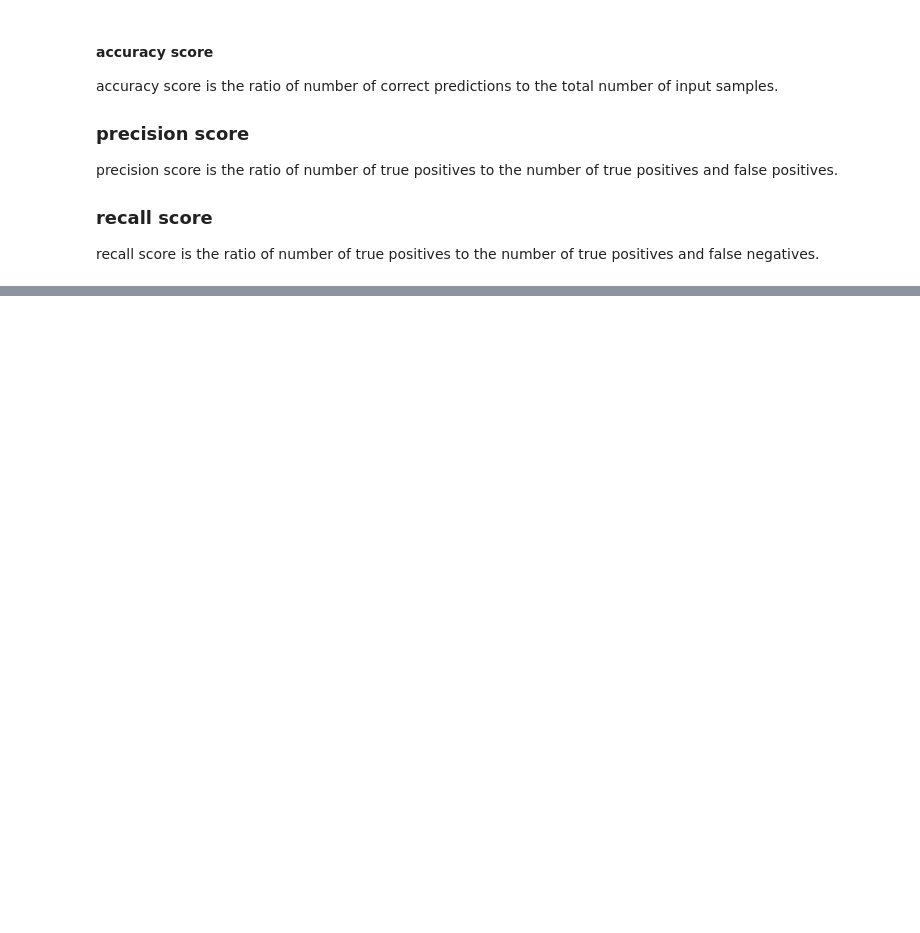
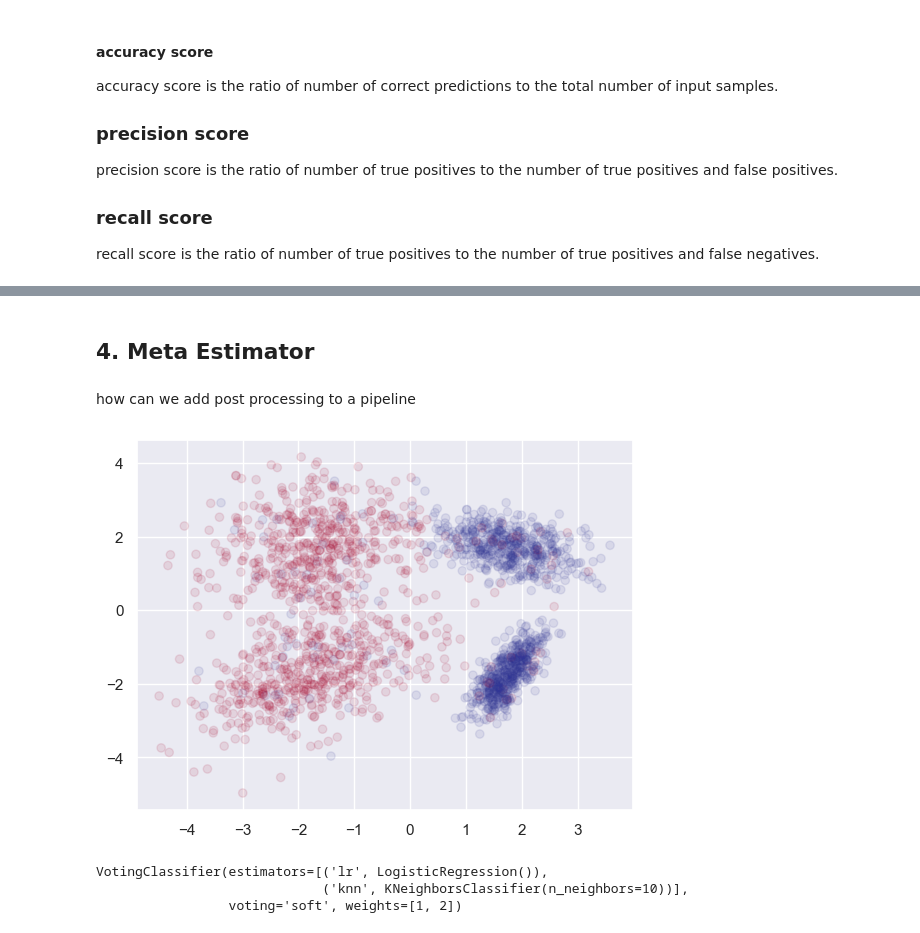
Before and after one commit to yoichiojima/scikit-learn-training, a Jupyter notebook: notebooks/sklearn-tutorial.ipynb, the cells around one changed output, grey strips where cells are left out. Cells and saved outputs as stored; diff of their text form; code cells hidden in the pictures; blank space fills up the shorter version.

```diff
--- a/notebooks/sklearn-tutorial.ipynb
+++ b/notebooks/sklearn-tutorial.ipynb
@@ -358,0 +292,49 @@ pd.DataFrame(grid.cv_results_)
+# %% [markdown]
+## 4. Meta Estimator
+# %% [markdown]
+how can we add post processing to a pipeline
+# %%
+import matplotlib.pyplot as plt
+import seaborn as sns
+from sklearn.datasets import make_classification
+from sklearn.neighbors import KNeighborsClassifier
+from sklearn.linear_model import LogisticRegression
+from sklearn.ensemble import VotingClassifier
+from sklego.meta import Thresholder
+
+
+sns.set()
+# %%
+X, y = make_classification(
+    n_samples = 2000,
+    n_features = 2,
+    n_redundant = 0,
+    random_state = 21,
+    class_sep = 1.75,
+    flip_y = 0.1
+)
+
+plt.scatter(X[:, 0], X[:, 1], c = y, cmap = 'RdYlBu', alpha = 0.1)
+plt.show()
+# %% [output]
+[figure, added]
+# %%
+clf1 = LogisticRegression().fit(X, y)
+clf2 = KNeighborsClassifier(n_neighbors = 10).fit(X, y)
+
+# you can combine multiple classifiers at the same
+# time using VotingClassifier
+clf3 = VotingClassifier(
+    estimators = [
+        ('lr', clf1),
+        ('knn', clf2)
+    ],
+    voting = 'soft',
+    weights = [1, 2]
+).fit(X, y)
+
+clf3.fit(X, y)
+# %% [output]
+VotingClassifier(estimators=[('lr', LogisticRegression()),
+                             ('knn', KNeighborsClassifier(n_neighbors=10))],
+                 voting='soft', weights=[1, 2])
```
Also changed, not shown: parts of 23 cells of this notebook.
